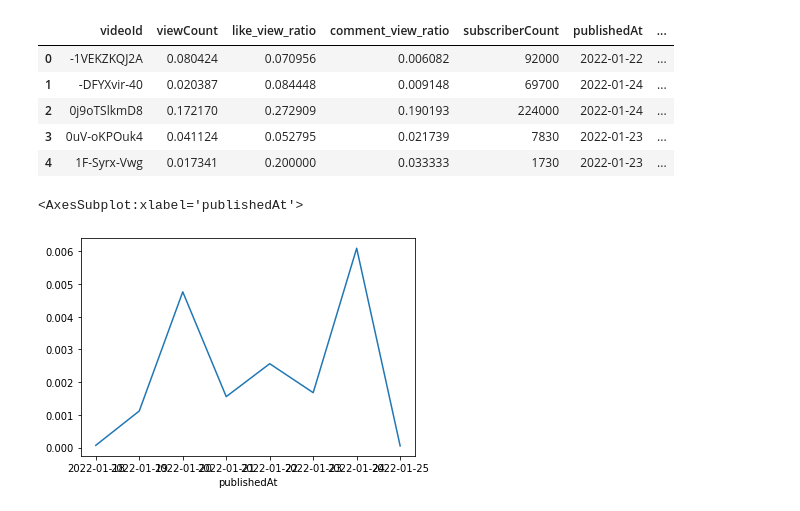
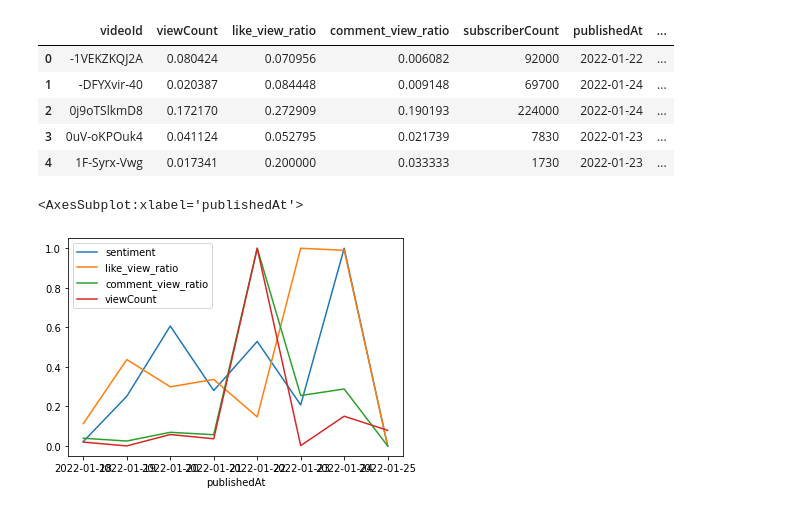
Before and after one commit to nmeares/Youtube-Sentiment, a Jupyter notebook: yt_sentiment.ipynb, the cells around one changed output. Cells and saved outputs as stored; diff of their text form; code cells hidden in the pictures.

```diff
--- a/yt_sentiment.ipynb
+++ b/yt_sentiment.ipynb
@@ -156,7 +154,10 @@ df.head(5)
 # %%
 import matplotlib as pyplot
 sentiment_df = df.groupby(['publishedAt'])[['sentiment', 'like_view_ratio', 'comment_view_ratio', 'viewCount']].mean()
-sentiment_df.set_index('publishedAt', inplace=True)
+# Normalised statistics
+sentiment_df = (sentiment_df-sentiment_df.min())/(sentiment_df.max()-sentiment_df.min())
-# %% [output]
-<AxesSubplot:xlabel='publishedAt'>
-[figure, removed]
+# %%
+sentiment_df.plot()
+# %% [output]
+<AxesSubplot:xlabel='publishedAt'>
+[figure, added]
```
Also changed, not shown: parts of 1 cell of this notebook, 1 other file.
